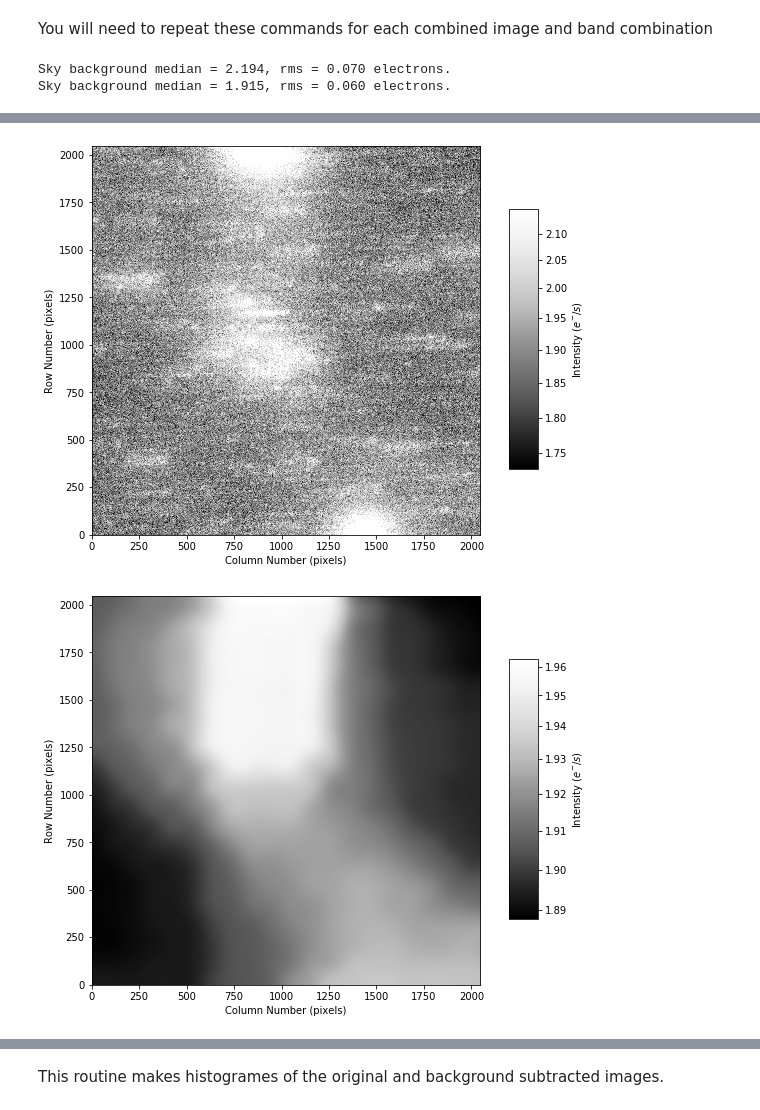
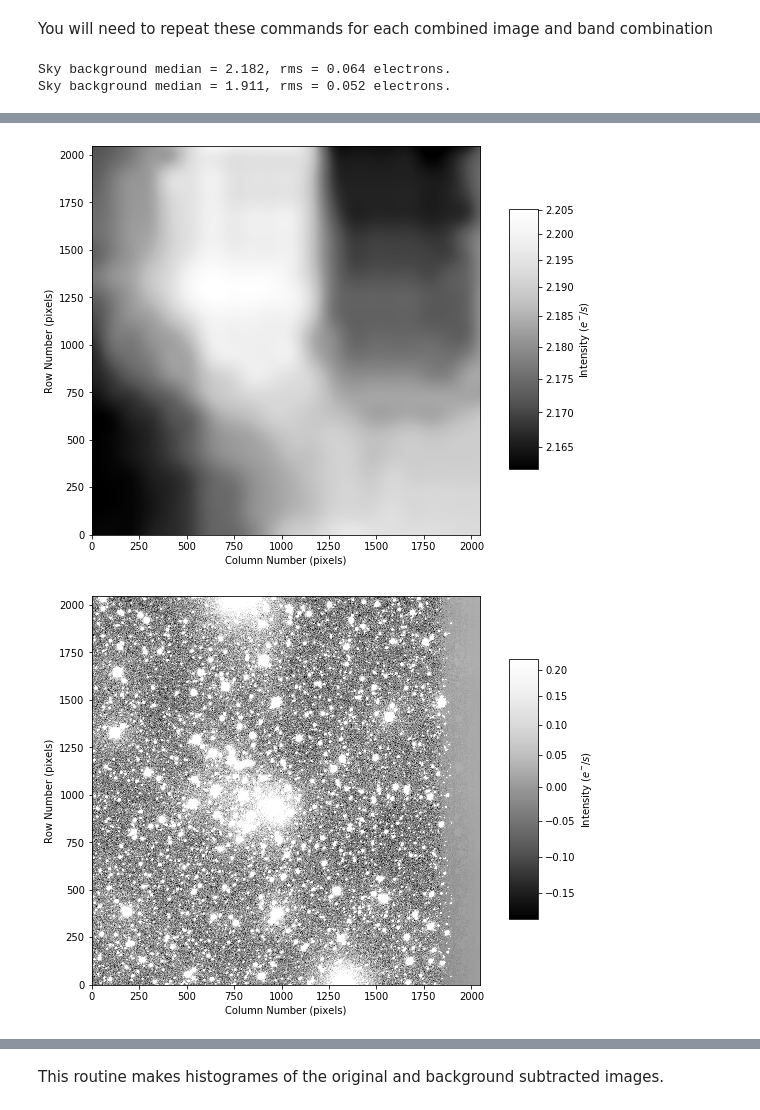
Before and after one commit to melkm42/ASTR596ReductionPart1, a Jupyter notebook: astr596_obsproject-master/reduction_part4_student.ipynb, the cells around one changed output, grey strips where cells are left out. Drawn from its saved outputs; the diff is of its cells as text; code cells hidden in the pictures.

```diff
--- a/astr596_obsproject-master/reduction_part4_student.ipynb
+++ b/astr596_obsproject-master/reduction_part4_student.ipynb
@@ -175,24 +175,22 @@ def get_sky_background(img, verbose=True):
 You will need to repeat these commands for each combined image and band combination
 # %%
 #***********
-bkg = get_sky_background(img_ngc7296_V, verbose=True)
-bkg = get_sky_background(img_ngc7296_B, verbose=True)
+bkg_V = get_sky_background(img_ngc7296_V, verbose=True)
+bkg_B = get_sky_background(img_ngc7296_B, verbose=True)
 # %% [output]
-Sky background median = 2.194, rms = 0.070 electrons.
-Sky background median = 1.915, rms = 0.060 electrons.
+Sky background median = 2.182, rms = 0.064 electrons.
+Sky background median = 1.911, rms = 0.052 electrons.
 # %%
 #***********
-img_ngc7296_V_nosky = img_ngc7296_V - bkg.background
-img_ngc7296_B_nosky = img_ngc7296_B - bkg.background
+img_ngc7296_V_nosky = img_ngc7296_V - bkg_V.background
+img_ngc7296_B_nosky = img_ngc7296_B - bkg_B.background
 # %%
 #***********
 display_image(img_ngc7296_V, calibrated=True)
-display_image(img_ngc7296_B, calibrated=True)
-display_image(bkg.background, calibrated=True)
+display_image(bkg_V.background, calibrated=True)
 display_image(img_ngc7296_V_nosky,calibrated=True)
-display_image(img_ngc7296_B_nosky,calibrated=True)
 #now write out this file
-bkgsub_imname = comb_imname.replace('.fits','bkgsub.fits',1)
+bkgsub_imname = comb_imname_ngc7296_V.replace('.fits','bkgsub.fits',1)
 bkg_sub_imgpath = redpath + bkgsub_imname
 
 #include in the header that we have performed a background subtraction
@@ -206,2 +204,2 @@ NameError: name 'comb_imname' is not defined
-[figure, old version]
+[figure, new version]
-[figure, old version]
+[figure, new version]
```
Also changed, not shown: parts of 8 cells of this notebook.
